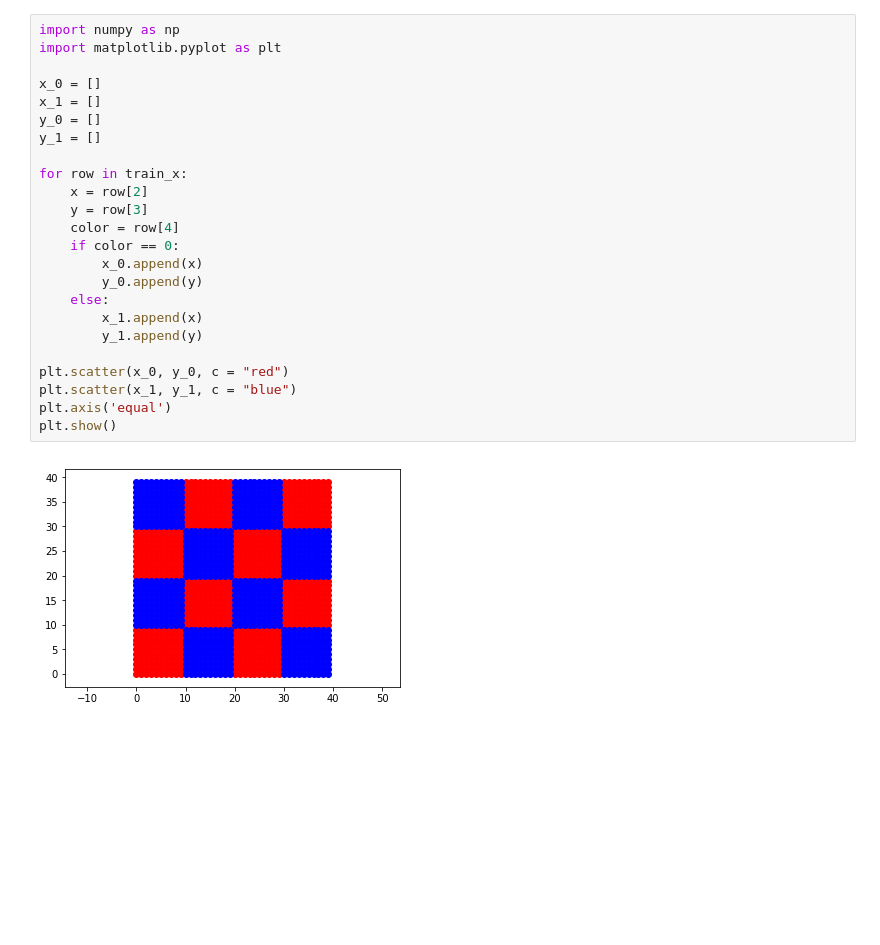
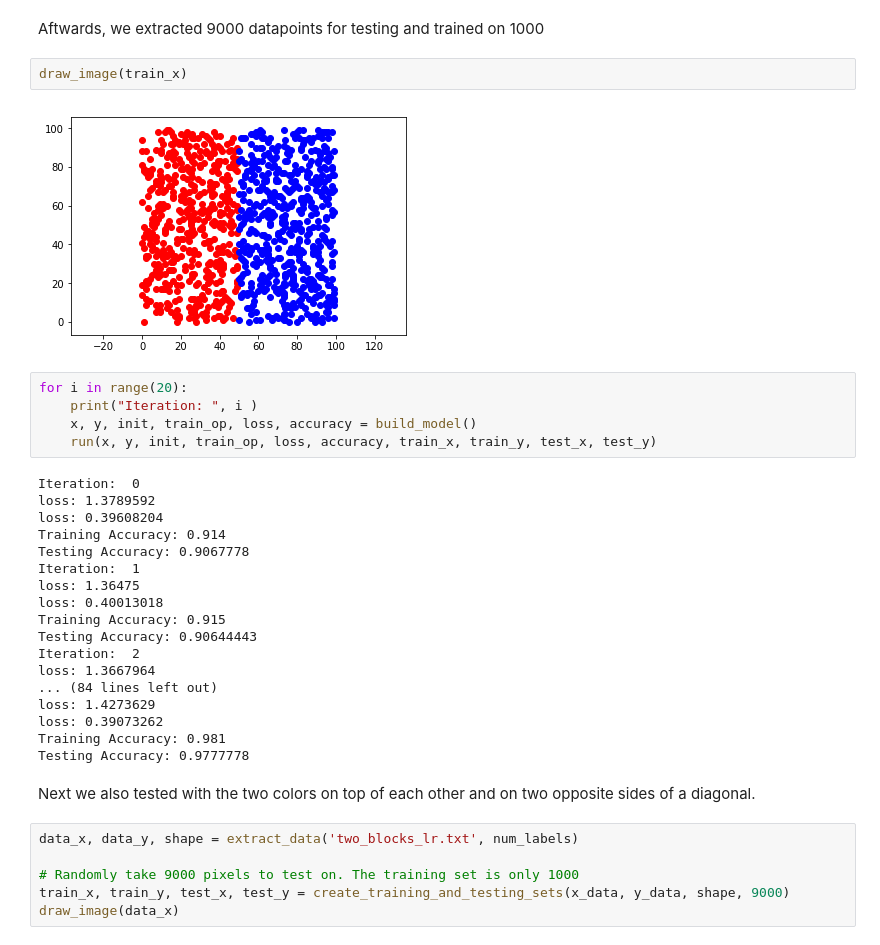
Before and after one commit to shudaniel/tensorflow_practice, a Jupyter notebook: Tensorflow practice.ipynb, the cells around one changed output. Cells and saved outputs as stored; diff of their text form; blank space fills up the shorter version.

```diff
--- a/Tensorflow practice.ipynb
+++ b/Tensorflow practice.ipynb
@@ -146,26 +161,37 @@ Training Accuracy: 1.0
-# %%
-import numpy as np
-import matplotlib.pyplot as plt
-
-x_0 = []
-x_1 = []
-y_0 = []
-y_1 = []
-
-for row in train_x:
-    x = row[2]
-    y = row[3]
-    color = row[4]
-    if color == 0:
-        x_0.append(x)
-        y_0.append(y)
-    else:
-        x_1.append(x)
-        y_1.append(y)
-
-plt.scatter(x_0, y_0, c = "red")
-plt.scatter(x_1, y_1, c = "blue")
-plt.axis('equal')
-plt.show()
-# %% [output]
-[figure, removed]
+# %% [markdown]
+Aftwards, we extracted 9000 datapoints for testing and trained on 1000
+# %%
+draw_image(train_x)
+# %% [output]
+[figure, added]
+# %%
+for i in range(20):
+    print("Iteration: ", i )
+    x, y, init, train_op, loss, accuracy = build_model()
+    run(x, y, init, train_op, loss, accuracy, train_x, train_y, test_x, test_y)
+# %% [output]
+Iteration:  0
+loss: 1.3789592
+loss: 0.39608204
+Training Accuracy: 0.914
+Testing Accuracy: 0.9067778
+Iteration:  1
+loss: 1.36475
+loss: 0.40013018
+Training Accuracy: 0.915
+Testing Accuracy: 0.90644443
+Iteration:  2
+loss: 1.3667964
+... (84 lines left out)
+loss: 1.4273629
+loss: 0.39073262
+Training Accuracy: 0.981
+Testing Accuracy: 0.9777778
+# %% [markdown]
+Next we also tested with the two colors on top of each other and on two opposite sides of a diagonal.
+# %%
+data_x, data_y, shape = extract_data('two_blocks_lr.txt', num_labels)
+
+# Randomly take 9000 pixels to test on. The training set is only 1000
+train_x, train_y, test_x, test_y = create_training_and_testing_sets(x_data, y_data, shape, 9000)
+draw_image(data_x)
```
Also changed, not shown: parts of 17 cells of this notebook, 2 other files.
